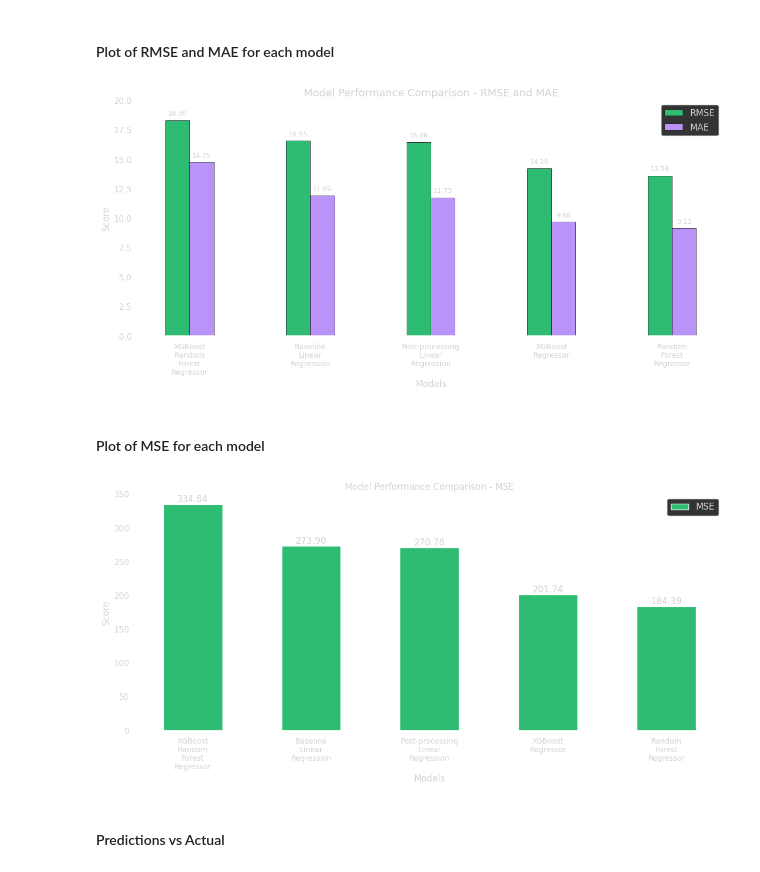
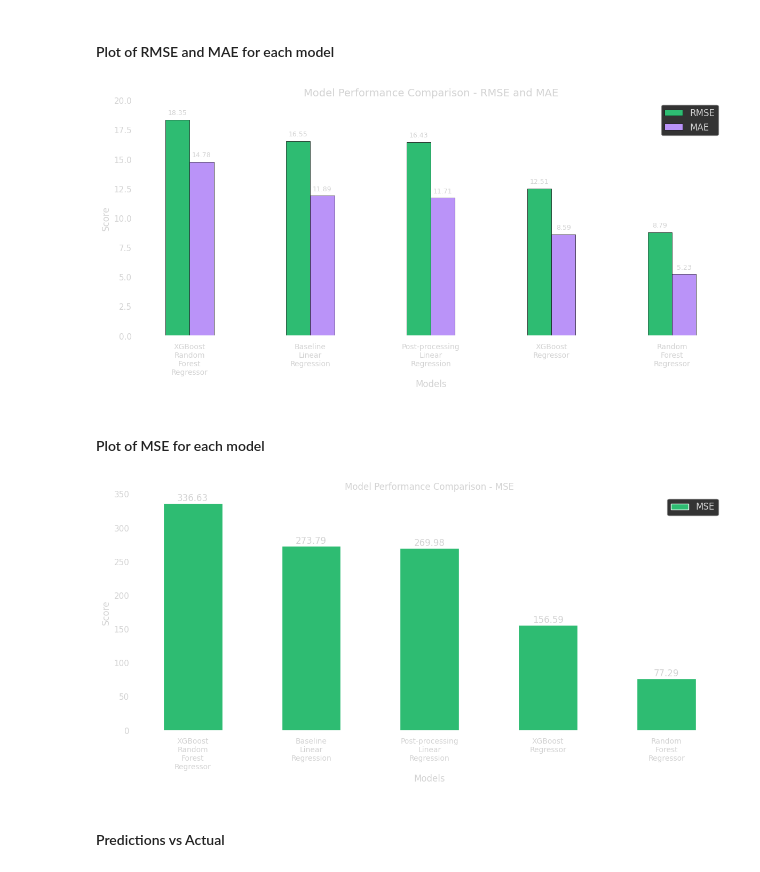
Before and after one commit to ethanc-ec/BA476-Project, a Jupyter notebook: code/project.ipynb, the cells around one changed output. Drawn from its saved outputs; the diff is of its cells as text; code cells hidden in the pictures.

```diff
--- a/code/project.ipynb
+++ b/code/project.ipynb
@@ -603,17 +824,34 @@ mse = mean_squared_error(y_test, y_pred)
 rmse = root_mean_squared_error(y_test, y_pred)
 mae = mean_absolute_error(y_test, y_pred)
 
+pred_vs_actual["XGBoost Random Forest Regressor"] = pd.DataFrame({
+    "Actual": y,
+    "Predicted": model.predict(X),
+})
+
 full_results = pd.concat(
     [
         full_results,
         pd.DataFrame(
             {
                 "Model": "XGBoost Random Forest Regressor",
-                "Dataset": ["Test", "Train"],
-                "R²": [r2, r2_score(y_train, model.predict(X_train))],
-                "MSE": [mse, mean_squared_error(y_train, model.predict(X_train))],
-                "RMSE": [rmse, root_mean_squared_error(y_train, model.predict(X_train))],
-                "MAE": [mae, mean_absolute_error(y_train, model.predict(X_train))],
+                "Dataset": ["Test", "Train", "Full"],
+                "R²": [r2, r2_score(y_train, model.predict(X_train)), r2_score(y, model.predict(X))],
+                "MSE": [
+                    mse,
+                    mean_squared_error(y_train, model.predict(X_train)),
+                    mean_squared_error(y, model.predict(X)),
+                ],
+                "RMSE": [
+                    rmse,
+                    root_mean_squared_error(y_train, model.predict(X_train)),
+                    root_mean_squared_error(y, model.predict(X)),
+                ],
+                "MAE": [
+                    mae,
+                    mean_absolute_error(y_train, model.predict(X_train)),
+                    mean_absolute_error(y, model.predict(X)),
+                ],
             }
         ),
     ]
@@ -637,7 +875,7 @@ MAE: 14.7479
 # Set figure size
 plt.figure(figsize=(12, 6))
 
-plt_df = full_results[full_results["Dataset"] == "Test"].sort_values("MSE", ascending=False)
+plt_df = full_results[full_results["Dataset"] == "Full"].sort_values("MSE", ascending=False)
 
 # Create bar positions
 x = range(len(plt_df))
@@ -699,14 +937,14 @@ plt.savefig("images/rmse-mae.png", dpi=300, bbox_inches="tight", transparent=Tru
 
 plt.show()
 # %% [output]
-[figure, old version]
+[figure, new version]
 # %% [markdown]
 #### Plot of MSE for each model
 # %%
 # Set figure size
 plt.figure(figsize=(12, 6))
 
-plt_df = full_results[full_results["Dataset"] == "Test"].sort_values("MSE", ascending=False)
+plt_df = full_results[full_results["Dataset"] == "Full"].sort_values("MSE", ascending=False)
 
 # Create bar positions
 x = range(len(plt_df))
@@ -715,34 +953,34 @@ x = range(len(plt_df))
 bars = plt.bar(x, plt_df["MSE"], width=0.5, color=spotify_colors[-1], label="MSE")
 
 # Add value labels on top of each bar
 for bar in bars:
     height = bar.get_height()
     plt.text(bar.get_x() + bar.get_width() / 2.0, height, f"{height:.2f}", ha="center", va="bottom")
 
 # Customize the plot
 plt.xlabel("Models", color="lightgray", fontsize=12)
 plt.ylabel("Score", color="lightgray", fontsize=12)
 plt.title("Model Performance Comparison - MSE")
 
 # Position x-ticks at the center of each model's bar group
 # Format labels with newlines between words
 labels = plt_df["Model"].str.replace(" ", "\n", regex=False)
 plt.xticks(x, labels, rotation=0, ha="center", fontsize=10)
 
 plt.legend(loc="upper right", fontsize=12, frameon=True, facecolor="black", edgecolor="gray")
 plt.grid(True, axis="y", linestyle="--", alpha=0.7)
 plt.grid(False, axis="x")  # Disable grid for x-axis
 
 plt.ylim(0, 350)  # Set y-axis limit to 10% above max value
 
 # Adjust layout to prevent label cutoff
 plt.tight_layout()
 
 plt.savefig("images/mse.png", dpi=300, bbox_inches="tight", transparent=True)
 
 plt.show()
 # %% [output]
-[figure, old version]
+[figure, new version]
 # %% [markdown]
 #### Predictions vs Actual
 # %%
```
Also changed, not shown: parts of 16 cells of this notebook, 7 other files.
